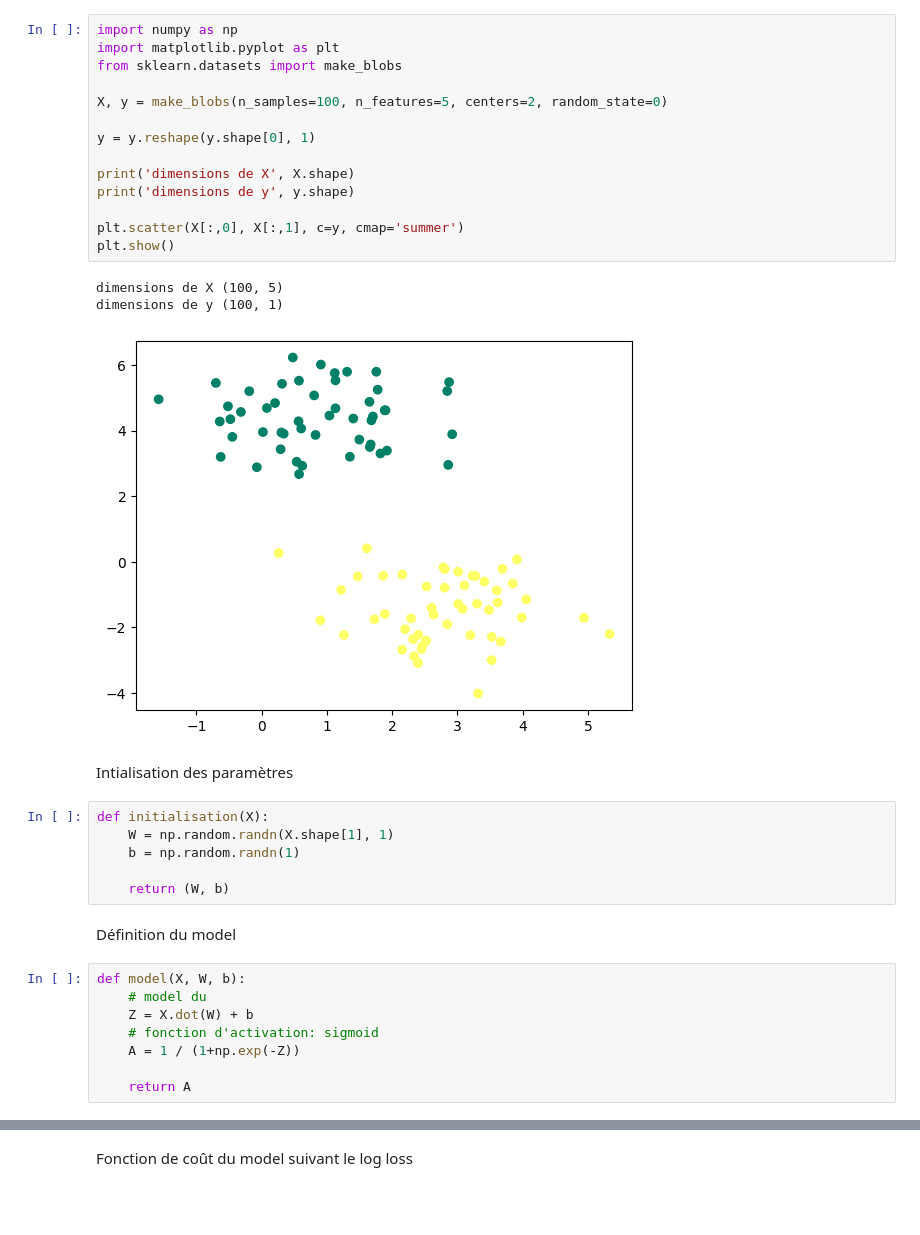
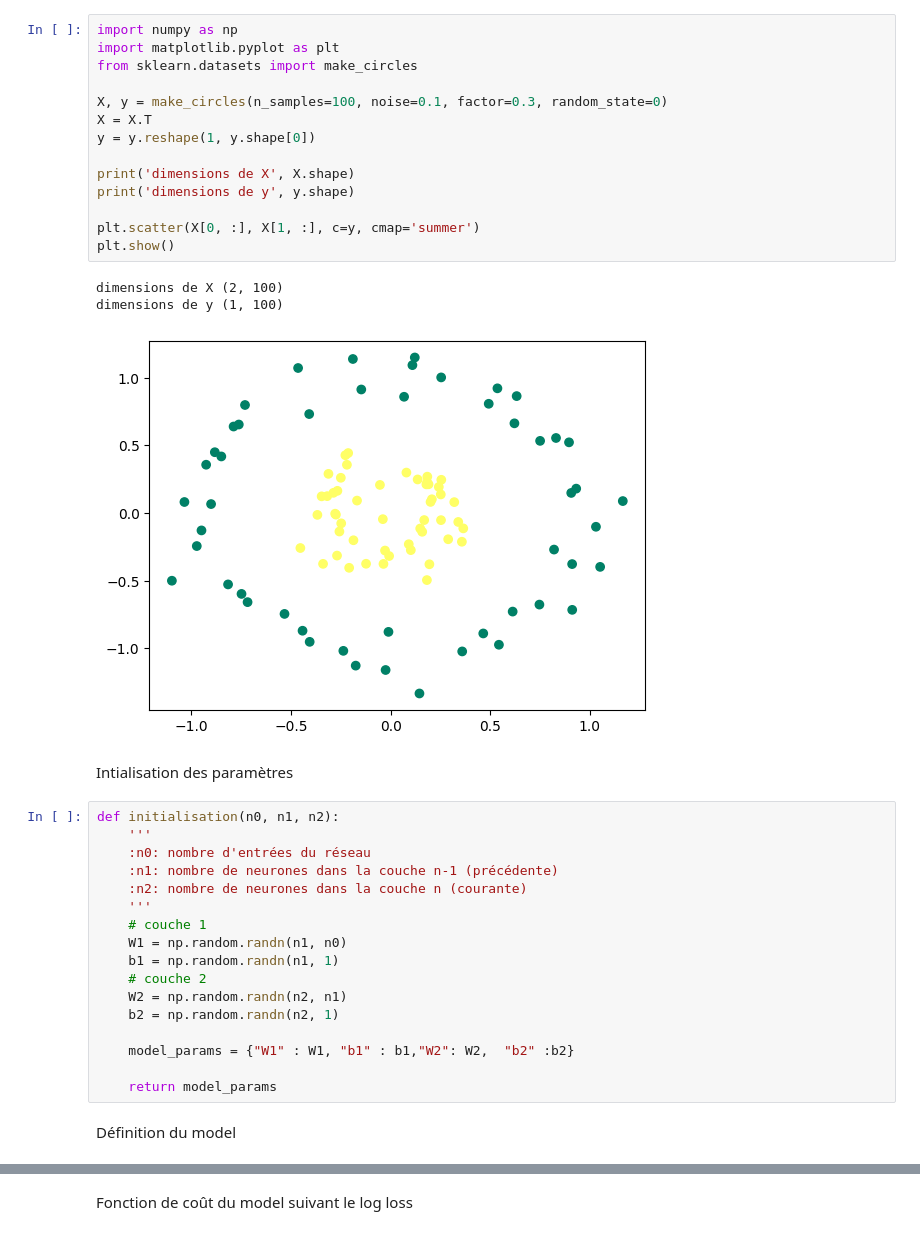
Before and after one commit to hermannkouadio/deep_learning, a Jupyter notebook: 1st_llm_model.ipynb, the cells around one changed output, grey strips where cells are left out. Drawn from its saved outputs; the diff is of its cells as text; blank space fills up the shorter version.

```diff
--- a/1st_llm_model.ipynb
+++ b/1st_llm_model.ipynb
@@ -1,36 +1,39 @@
 # %%
 import numpy as np
 import matplotlib.pyplot as plt
-from sklearn.datasets import make_blobs
+from sklearn.datasets import make_circles
 
-X, y = make_blobs(n_samples=100, n_features=5, centers=2, random_state=0)
-
-y = y.reshape(y.shape[0], 1)
+X, y = make_circles(n_samples=100, noise=0.1, factor=0.3, random_state=0)
+X = X.T
+y = y.reshape(1, y.shape[0])
 
 print('dimensions de X', X.shape)
 print('dimensions de y', y.shape)
 
-plt.scatter(X[:,0], X[:,1], c=y, cmap='summer')
+plt.scatter(X[0, :], X[1, :], c=y, cmap='summer')
 plt.show()
 # %% [output]
-dimensions de X (100, 5)
-dimensions de y (100, 1)
+dimensions de X (2, 100)
+dimensions de y (1, 100)
-[figure, old version]
+[figure, new version]
 # %% [markdown]
 Intialisation des paramètres
-# %%
-def initialisation(X):
-    W = np.random.randn(X.shape[1], 1)
-    b = np.random.randn(1)
-
-    return (W, b)
+# %%
+def initialisation(n0, n1, n2):
+    '''
+    :n0: nombre d'entrées du réseau
+    :n1: nombre de neurones dans la couche n-1 (précédente)
+    :n2: nombre de neurones dans la couche n (courante)
+    '''
+    # couche 1
+    W1 = np.random.randn(n1, n0)
+    b1 = np.random.randn(n1, 1)
+    # couche 2
+    W2 = np.random.randn(n2, n1)
+    b2 = np.random.randn(n2, 1)
+
+    model_params = {"W1" : W1, "b1" : b1,"W2": W2,  "b2" :b2}
+
+    return model_params
 # %% [markdown]
 Définition du model
-# %%
-def model(X, W, b):
-    # model du
-    Z = X.dot(W) + b
-    # fonction d'activation: sigmoid
-    A = 1 / (1+np.exp(-Z))
-
-    return A
```
Also changed, not shown: parts of 17 cells of this notebook.
